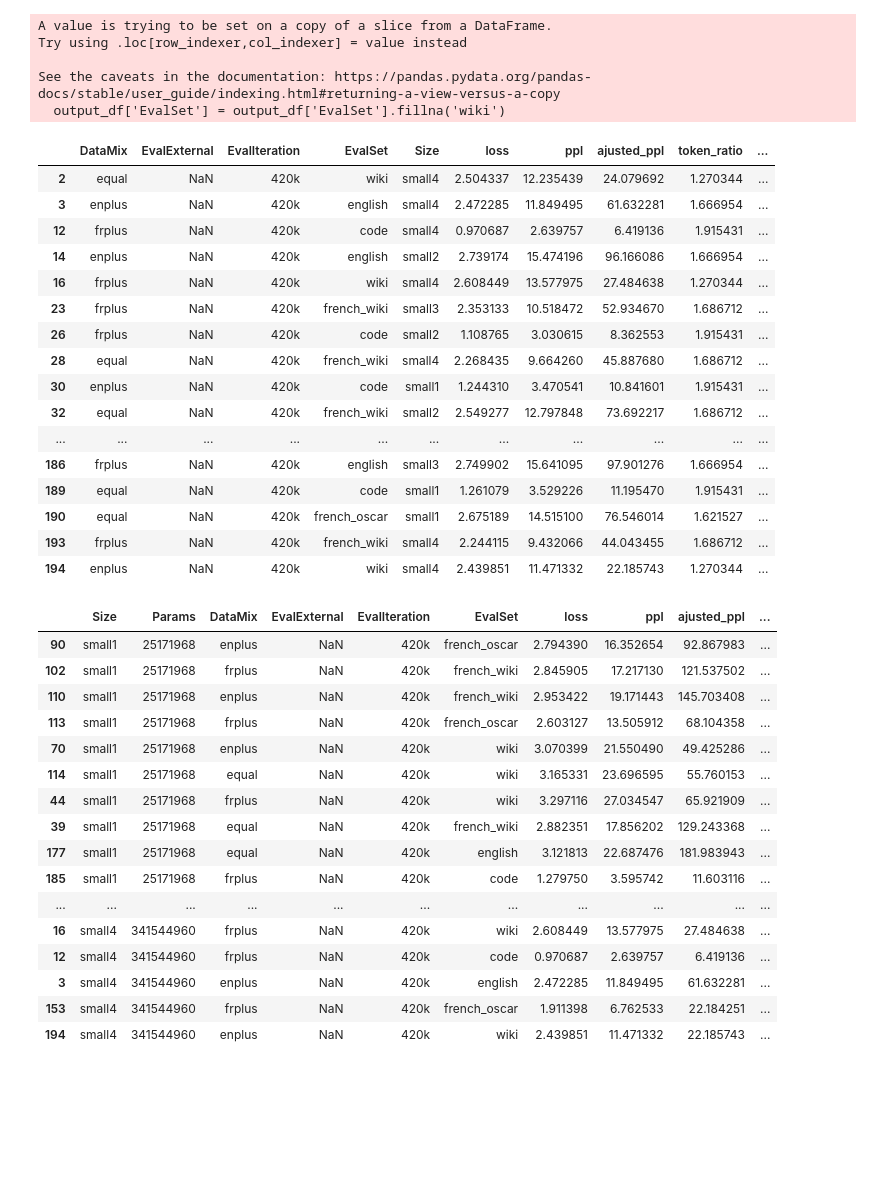
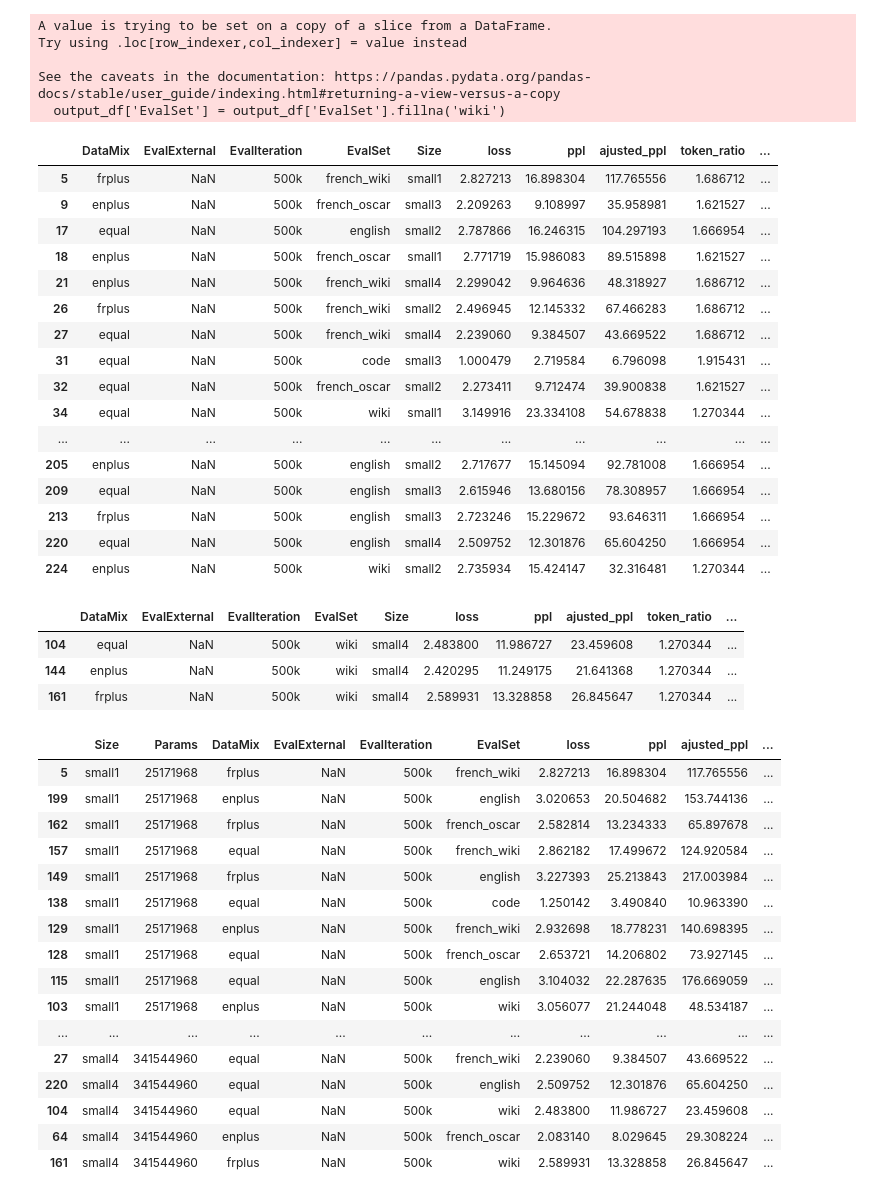
Before and after one commit to nightingal3/llm-pretraining-behaviours, a Jupyter notebook: notebooks/scaling.ipynb, the cells around one changed output. Cells and saved outputs as stored; diff of their text form; code cells hidden in the pictures; blank space fills up the shorter version.

```diff
--- a/notebooks/scaling.ipynb
+++ b/notebooks/scaling.ipynb
@@ -48,8 +58,8 @@ def crawl_ducttape_outputs(
 
     return pd.DataFrame.from_records(results)
 # %%
-TOWERLLM_OUTS = "/home/patrick/croissllm-evalouts/"
-output_df = crawl_ducttape_outputs(TOWERLLM_OUTS, use_symlinks=False)
+MODEL_OUTS = "/home/patrick/croissllm-evalouts/"
+output_df = crawl_ducttape_outputs(MODEL_OUTS, use_symlinks=False)
 output_df
 # %% [output]
 Missing results file: /home/patrick/croissllm-evalouts/Eval/DataMix.frplus+EvalIteration.340k+Size.small4+UseExternal.true/eval_results
@@ -85,35 +95,42 @@ Missing results file: /home/patrick/croissllm-evalouts/Eval/DataMix.enplus+EvalI
 # %%
 # replace NaNs with some and get of fixed step
 # output_df['EvalSet'] = output_df['EvalSet'].fillna('wiki')
-STEP="420k"
+STEP="500k"
 output_df['DataMix'] = output_df['DataMix'].fillna('equal')
+output_df['EvalIteration'] = output_df['EvalIteration'].fillna('500k')
 output_df = output_df[output_df['EvalIteration'] == STEP]
-#output_df['EvalSet'] = 'wiki'
 output_df['EvalSet'] = output_df['EvalSet'].fillna('wiki')
 output_df
 # %% [output]
 A value is trying to be set on a copy of a slice from a DataFrame.
 Try using .loc[row_indexer,col_indexer] = value instead
 
 See the caveats in the documentation: https://pandas.pydata.org/pandas-docs/stable/user_guide/indexing.html#returning-a-view-versus-a-copy
   output_df['EvalSet'] = output_df['EvalSet'].fillna('wiki')
 |  | DataMix | EvalExternal | EvalIteration | EvalSet | Size | loss | ppl | ajusted_ppl | token_ratio | ... |
-| 2 | equal | NaN | 420k | wiki | small4 | 2.504337 | 12.235439 | 24.079692 | 1.270344 | ... |
-| 3 | enplus | NaN | 420k | english | small4 | 2.472285 | 11.849495 | 61.632281 | 1.666954 | ... |
-| 12 | frplus | NaN | 420k | code | small4 | 0.970687 | 2.639757 | 6.419136 | 1.915431 | ... |
-| 14 | enplus | NaN | 420k | english | small2 | 2.739174 | 15.474196 | 96.166086 | 1.666954 | ... |
-| 16 | frplus | NaN | 420k | wiki | small4 | 2.608449 | 13.577975 | 27.484638 | 1.270344 | ... |
-| 23 | frplus | NaN | 420k | french_wiki | small3 | 2.353133 | 10.518472 | 52.934670 | 1.686712 | ... |
-| 26 | frplus | NaN | 420k | code | small2 | 1.108765 | 3.030615 | 8.362553 | 1.915431 | ... |
-| 28 | equal | NaN | 420k | french_wiki | small4 | 2.268435 | 9.664260 | 45.887680 | 1.686712 | ... |
-| 30 | enplus | NaN | 420k | code | small1 | 1.244310 | 3.470541 | 10.841601 | 1.915431 | ... |
-| 32 | equal | NaN | 420k | french_wiki | small2 | 2.549277 | 12.797848 | 73.692217 | 1.686712 | ... |
+| 5 | frplus | NaN | 500k | french_wiki | small1 | 2.827213 | 16.898304 | 117.765556 | 1.686712 | ... |
+| 9 | enplus | NaN | 500k | french_oscar | small3 | 2.209263 | 9.108997 | 35.958981 | 1.621527 | ... |
+| 17 | equal | NaN | 500k | english | small2 | 2.787866 | 16.246315 | 104.297193 | 1.666954 | ... |
+| 18 | enplus | NaN | 500k | french_oscar | small1 | 2.771719 | 15.986083 | 89.515898 | 1.621527 | ... |
+| 21 | enplus | NaN | 500k | french_wiki | small4 | 2.299042 | 9.964636 | 48.318927 | 1.686712 | ... |
+| 26 | frplus | NaN | 500k | french_wiki | small2 | 2.496945 | 12.145332 | 67.466283 | 1.686712 | ... |
+| 27 | equal | NaN | 500k | french_wiki | small4 | 2.239060 | 9.384507 | 43.669522 | 1.686712 | ... |
+| 31 | equal | NaN | 500k | code | small3 | 1.000479 | 2.719584 | 6.796098 | 1.915431 | ... |
+| 32 | equal | NaN | 500k | french_oscar | small2 | 2.273411 | 9.712474 | 39.900838 | 1.621527 | ... |
+| 34 | equal | NaN | 500k | wiki | small1 | 3.149916 | 23.334108 | 54.678838 | 1.270344 | ... |
 | ... | ... | ... | ... | ... | ... | ... | ... | ... | ... | ... |
-| 186 | frplus | NaN | 420k | english | small3 | 2.749902 | 15.641095 | 97.901276 | 1.666954 | ... |
-| 189 | equal | NaN | 420k | code | small1 | 1.261079 | 3.529226 | 11.195470 | 1.915431 | ... |
-| 190 | equal | NaN | 420k | french_oscar | small1 | 2.675189 | 14.515100 | 76.546014 | 1.621527 | ... |
-| 193 | frplus | NaN | 420k | french_wiki | small4 | 2.244115 | 9.432066 | 44.043455 | 1.686712 | ... |
-| 194 | enplus | NaN | 420k | wiki | small4 | 2.439851 | 11.471332 | 22.185743 | 1.270344 | ... |
+| 205 | enplus | NaN | 500k | english | small2 | 2.717677 | 15.145094 | 92.781008 | 1.666954 | ... |
+| 209 | equal | NaN | 500k | english | small3 | 2.615946 | 13.680156 | 78.308957 | 1.666954 | ... |
+| 213 | frplus | NaN | 500k | english | small3 | 2.723246 | 15.229672 | 93.646311 | 1.666954 | ... |
+| 220 | equal | NaN | 500k | english | small4 | 2.509752 | 12.301876 | 65.604250 | 1.666954 | ... |
+| 224 | enplus | NaN | 500k | wiki | small2 | 2.735934 | 15.424147 | 32.316481 | 1.270344 | ... |
+# %%
+output_df[(output_df['Size'] == 'small4') & (output_df['EvalSet'] == 'wiki')]
+# %% [output]
+|  | DataMix | EvalExternal | EvalIteration | EvalSet | Size | loss | ppl | ajusted_ppl | token_ratio | ... |
+| 104 | equal | NaN | 500k | wiki | small4 | 2.483800 | 11.986727 | 23.459608 | 1.270344 | ... |
+| 144 | enplus | NaN | 500k | wiki | small4 | 2.420295 | 11.249175 | 21.641368 | 1.270344 | ... |
+| 161 | frplus | NaN | 500k | wiki | small4 | 2.589931 | 13.328858 | 26.845647 | 1.270344 | ... |
 # %%
 import yaml
 
@@ -168,19 +185,19 @@ scaling_df = get_scaling_df(output_df)
 scaling_df
 # %% [output]
 |  | Size | Params | DataMix | EvalExternal | EvalIteration | EvalSet | loss | ppl | ajusted_ppl | ... |
-| 90 | small1 | 25171968 | enplus | NaN | 420k | french_oscar | 2.794390 | 16.352654 | 92.867983 | ... |
-| 102 | small1 | 25171968 | frplus | NaN | 420k | french_wiki | 2.845905 | 17.217130 | 121.537502 | ... |
-| 110 | small1 | 25171968 | enplus | NaN | 420k | french_wiki | 2.953422 | 19.171443 | 145.703408 | ... |
-| 113 | small1 | 25171968 | frplus | NaN | 420k | french_oscar | 2.603127 | 13.505912 | 68.104358 | ... |
-| 70 | small1 | 25171968 | enplus | NaN | 420k | wiki | 3.070399 | 21.550490 | 49.425286 | ... |
-| 114 | small1 | 25171968 | equal | NaN | 420k | wiki | 3.165331 | 23.696595 | 55.760153 | ... |
-| 44 | small1 | 25171968 | frplus | NaN | 420k | wiki | 3.297116 | 27.034547 | 65.921909 | ... |
-| 39 | small1 | 25171968 | equal | NaN | 420k | french_wiki | 2.882351 | 17.856202 | 129.243368 | ... |
-| 177 | small1 | 25171968 | equal | NaN | 420k | english | 3.121813 | 22.687476 | 181.983943 | ... |
-| 185 | small1 | 25171968 | frplus | NaN | 420k | code | 1.279750 | 3.595742 | 11.603116 | ... |
+| 5 | small1 | 25171968 | frplus | NaN | 500k | french_wiki | 2.827213 | 16.898304 | 117.765556 | ... |
+| 199 | small1 | 25171968 | enplus | NaN | 500k | english | 3.020653 | 20.504682 | 153.744136 | ... |
+| 162 | small1 | 25171968 | frplus | NaN | 500k | french_oscar | 2.582814 | 13.234333 | 65.897678 | ... |
+| 157 | small1 | 25171968 | equal | NaN | 500k | french_wiki | 2.862182 | 17.499672 | 124.920584 | ... |
+| 149 | small1 | 25171968 | frplus | NaN | 500k | english | 3.227393 | 25.213843 | 217.003984 | ... |
+| 138 | small1 | 25171968 | equal | NaN | 500k | code | 1.250142 | 3.490840 | 10.963390 | ... |
+| 129 | small1 | 25171968 | enplus | NaN | 500k | french_wiki | 2.932698 | 18.778231 | 140.698395 | ... |
+| 128 | small1 | 25171968 | equal | NaN | 500k | french_oscar | 2.653721 | 14.206802 | 73.927145 | ... |
+| 115 | small1 | 25171968 | equal | NaN | 500k | english | 3.104032 | 22.287635 | 176.669059 | ... |
+| 103 | small1 | 25171968 | enplus | NaN | 500k | wiki | 3.056077 | 21.244048 | 48.534187 | ... |
 | ... | ... | ... | ... | ... | ... | ... | ... | ... | ... | ... |
-| 16 | small4 | 341544960 | frplus | NaN | 420k | wiki | 2.608449 | 13.577975 | 27.484638 | ... |
-| 12 | small4 | 341544960 | frplus | NaN | 420k | code | 0.970687 | 2.639757 | 6.419136 | ... |
-| 3 | small4 | 341544960 | enplus | NaN | 420k | english | 2.472285 | 11.849495 | 61.632281 | ... |
-| 153 | small4 | 341544960 | frplus | NaN | 420k | french_oscar | 1.911398 | 6.762533 | 22.184251 | ... |
-| 194 | small4 | 341544960 | enplus | NaN | 420k | wiki | 2.439851 | 11.471332 | 22.185743 | ... |
+| 27 | small4 | 341544960 | equal | NaN | 500k | french_wiki | 2.239060 | 9.384507 | 43.669522 | ... |
+| 220 | small4 | 341544960 | equal | NaN | 500k | english | 2.509752 | 12.301876 | 65.604250 | ... |
+| 104 | small4 | 341544960 | equal | NaN | 500k | wiki | 2.483800 | 11.986727 | 23.459608 | ... |
+| 64 | small4 | 341544960 | enplus | NaN | 500k | french_oscar | 2.083140 | 8.029645 | 29.308224 | ... |
+| 161 | small4 | 341544960 | frplus | NaN | 500k | wiki | 2.589931 | 13.328858 | 26.845647 | ... |
```
Also changed, not shown: parts of 18 cells of this notebook.
